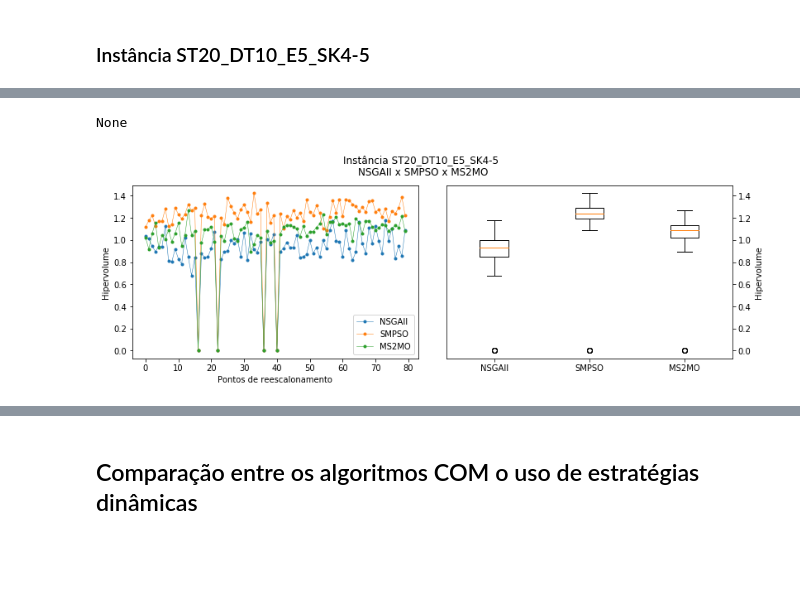
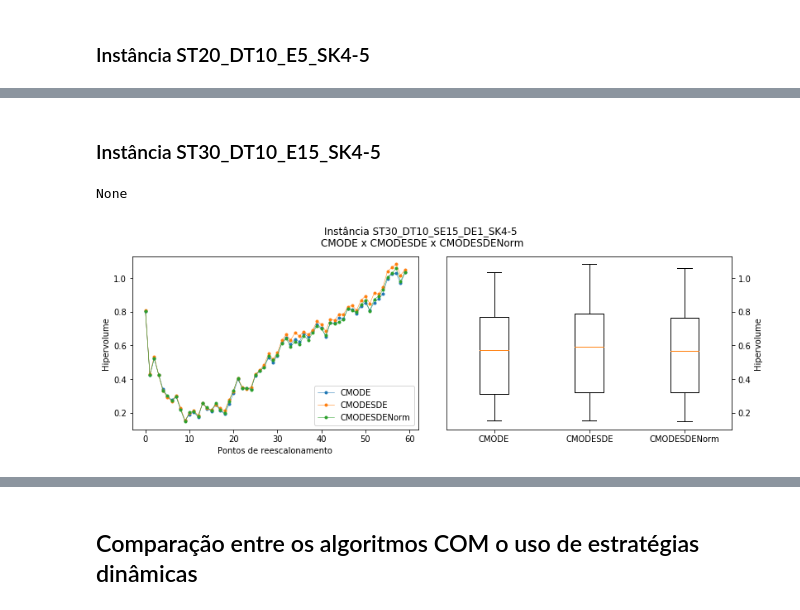
Before and after one commit to Mikaelbad12/spsp-jmetal, a Jupyter notebook: dspsp-analysis/rq2_all_algorithms.ipynb, the cells around one changed output, grey strips where cells are left out. Cells and saved outputs as stored; diff of their text form; code cells hidden in the pictures; blank space fills up the shorter version.

```diff
--- a/dspsp-analysis/rq2_all_algorithms.ipynb
+++ b/dspsp-analysis/rq2_all_algorithms.ipynb
@@ -18,8 +18,8 @@ pd.set_option('display.float_format', '{:.2E}'.format)
 
 data = metrics_dataset(filepath="../hypervolume/metrics.csv")
 
-dataAcc = metrics_dataset(filepath="../hypervolume/accuracy.csv")
-dataStab = metrics_dataset(filepath="../hypervolume/stability.csv")
+dataAcc = metrics_dataset(filepath="../hypervolume/accuracy.csv", metric="accuracy")
+dataStab = metrics_dataset(filepath="../hypervolume/stability.csv", metric="stability")
 
 alpha = 0.05 # nível de significância
 
@@ -118,12 +166,12 @@ mean_hv.pivot(index='algorithm', columns='instance')
 # %%
 hv_execution = hv_measures(data, grouping="execution")
-hv_event = hv_measures(data, limit=40)
+hv_event = hv_measures(data, limit=60)
 
-acc_execution = hv_measures(dataAcc, grouping="execution")
-acc_event = hv_measures(dataAcc, limit=40)
+acc_execution = hv_measures(dataAcc, grouping="execution", metric="accuracy")
+acc_event = hv_measures(dataAcc, limit=60, metric="accuracy")
 
-stab_execution = hv_measures(dataStab, grouping="execution")
-stab_event = hv_measures(dataStab, limit=40)
+stab_execution = hv_measures(dataStab, grouping="execution", metric="stability")
+stab_event = hv_measures(dataStab, limit=59, metric="stability")
 
 #hv_event_nonzero = hv_measures_nonzero(data, limit=40)
 #print(hv_event_nonzero)
@@ -237,12 +342,14 @@ sp.sign_plot(pc, **heatmap_args)
+# %% [markdown]
+### Instância ST30_DT10_E15_SK4-5
 # %%
-inst = "ST20_DT10_E5_SK4-5"
-algorithms = ["NSGAII", "SMPSO", "MS2MO"]
+inst = "ST30_DT10_SE15_DE1_SK4-5"
+algorithms = ["CMODE", "CMODESDE", "CMODESDENorm"]
 
 datasets = [hv_event[inst][alg].hypervolume for alg in algorithms]
+datasetsAcc = [acc_event[inst][alg].accuracy for alg in algorithms]
+datasetsStab = [stab_event[inst][alg].stability for alg in algorithms]
 
-# display(plot_hv(hv_event, inst, algorithms))
-# display(boxplot_hv(hv_event, inst, algorithms))
 display(combined_plot_hv(hv_event, inst, algorithms))
 # %% [output]
 None
-[figure, old version]
+[figure, new version]
```
Also changed, not shown: parts of 28 cells of this notebook, 2 other files.
